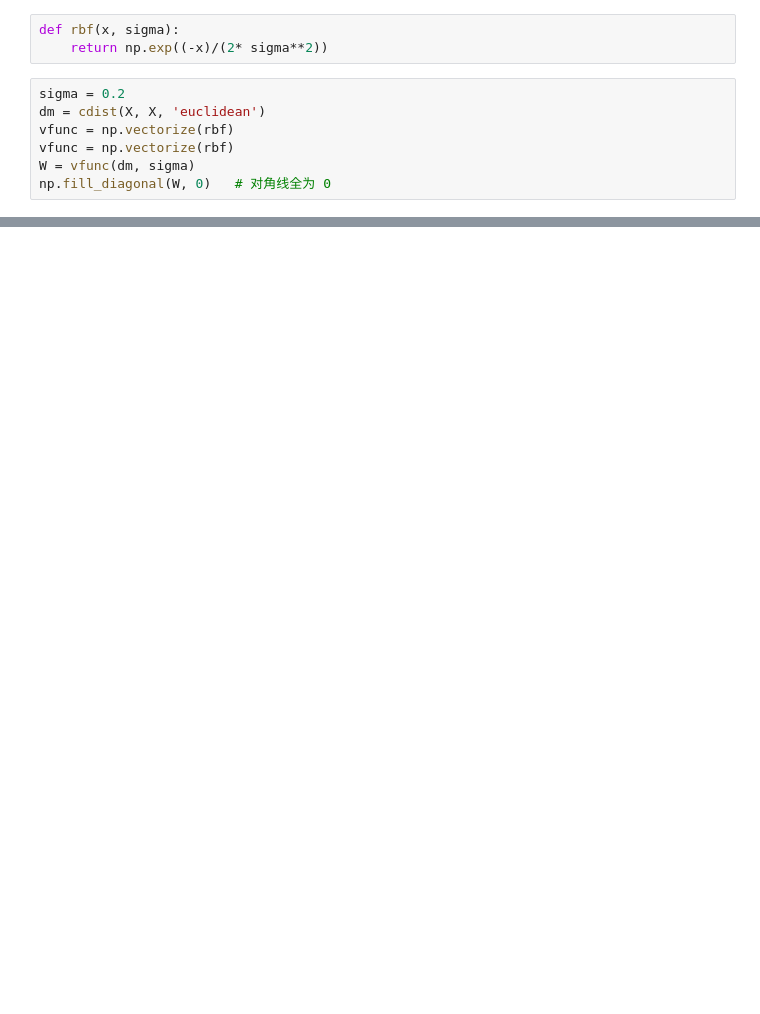
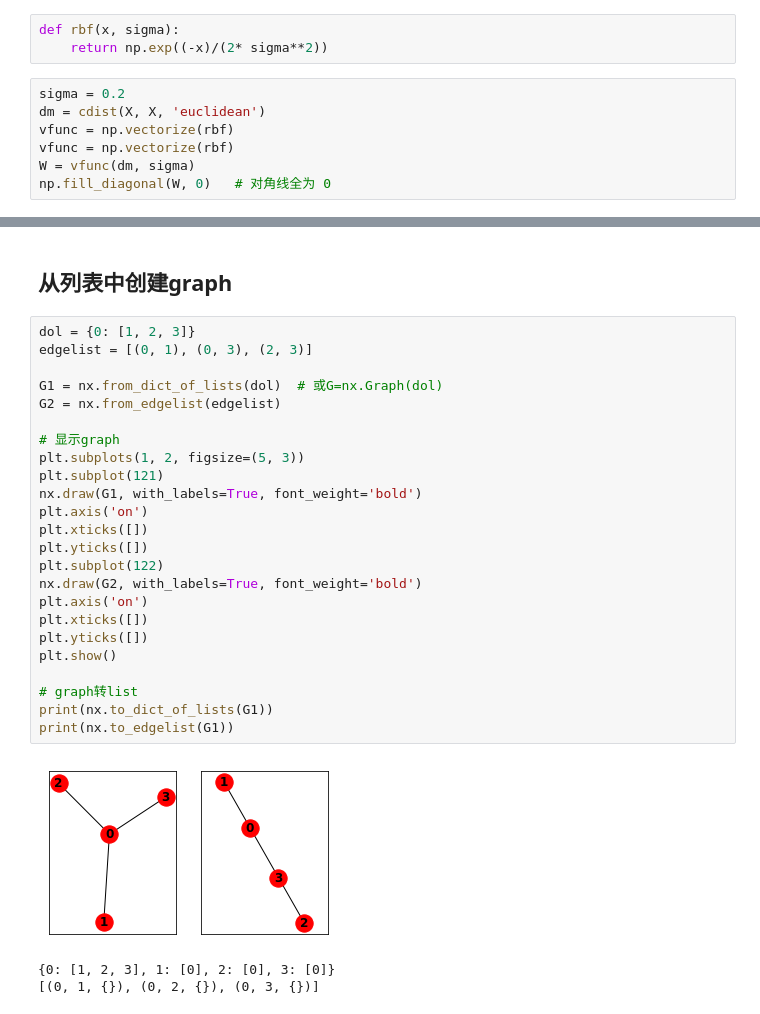
Before and after one commit to Papers-Collection/DecodePaper, a Jupyter notebook: notebook/lgc.ipynb, the cells around one changed output, grey strips where cells are left out. Cells and saved outputs as stored; diff of their text form; blank space fills up the shorter version.

```diff
--- a/notebook/lgc.ipynb
+++ b/notebook/lgc.ipynb
@@ -114,0 +194,30 @@ plt.show()
+# %% [markdown]
+## 从列表中创建graph
+# %%
+dol = {0: [1, 2, 3]}
+edgelist = [(0, 1), (0, 3), (2, 3)]
+
+G1 = nx.from_dict_of_lists(dol)  # 或G=nx.Graph(dol)
+G2 = nx.from_edgelist(edgelist)
+
+# 显示graph
+plt.subplots(1, 2, figsize=(5, 3))
+plt.subplot(121)
+nx.draw(G1, with_labels=True, font_weight='bold')
+plt.axis('on')
+plt.xticks([])
+plt.yticks([])
+plt.subplot(122)
+nx.draw(G2, with_labels=True, font_weight='bold')
+plt.axis('on')
+plt.xticks([])
+plt.yticks([])
+plt.show()
+
+# graph转list
+print(nx.to_dict_of_lists(G1))
+print(nx.to_edgelist(G1))
+# %% [output]
+[figure, added]
+{0: [1, 2, 3], 1: [0], 2: [0], 3: [0]}
+[(0, 1, {}), (0, 2, {}), (0, 3, {})]
```
Also changed, not shown: parts of 26 cells of this notebook, 2 other files.
